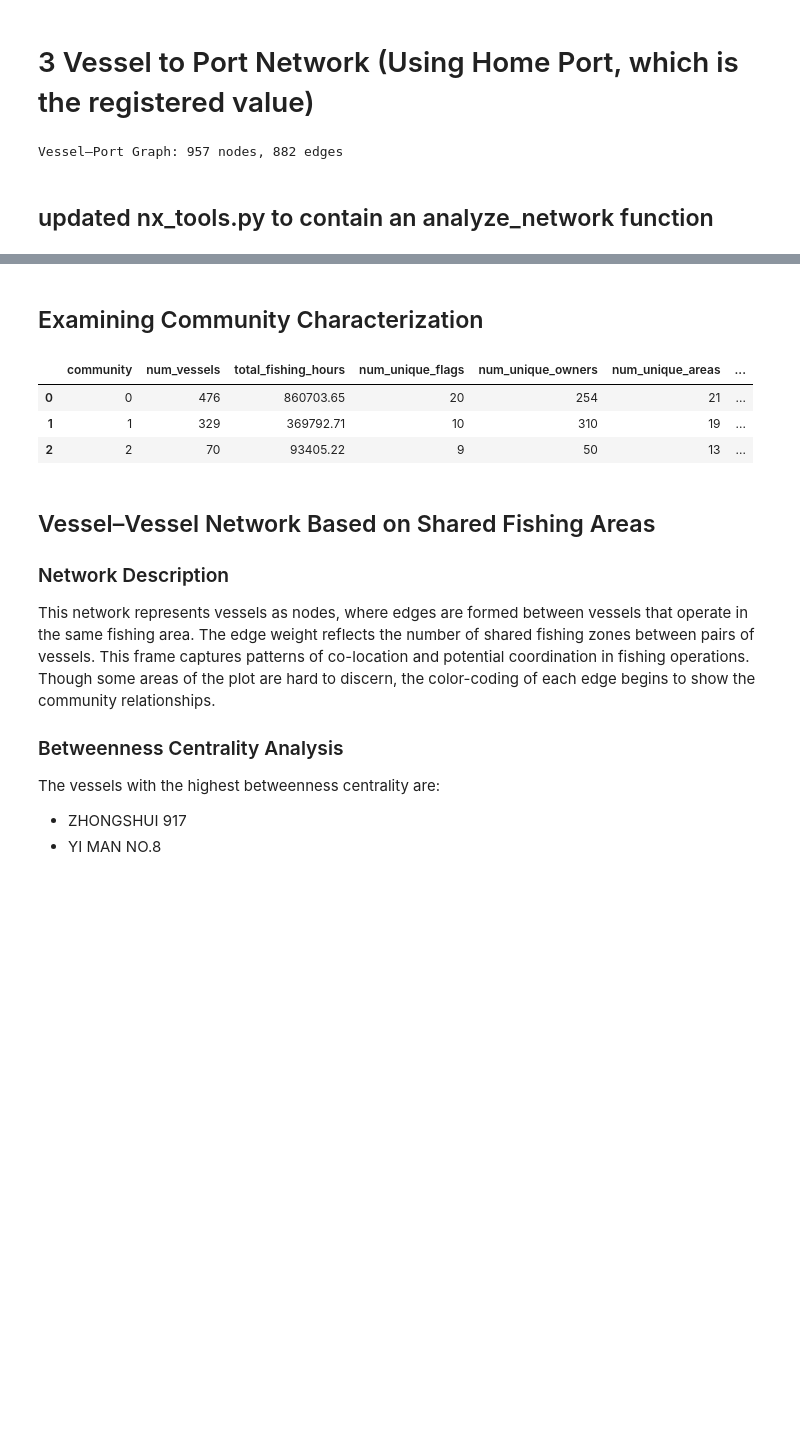
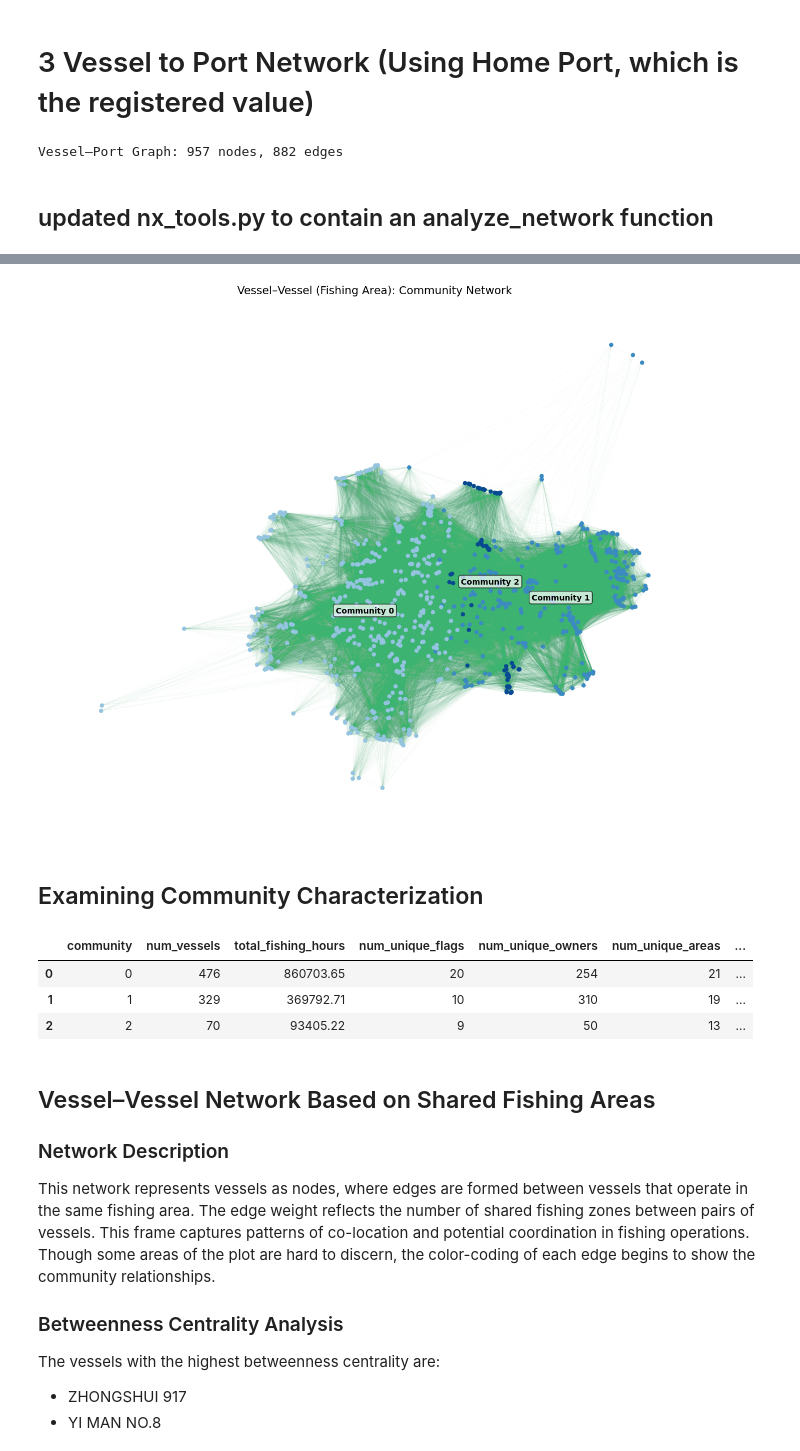
Before and after one commit to ek976/network_analytics_project, a Jupyter notebook: code/combined_network_analysis.ipynb, the cells around one changed output, grey strips where cells are left out. Drawn from its saved outputs; the diff is of its cells as text; code cells hidden in the pictures; blank space fills up the shorter version.

Commit message:
network analysis changes

```diff
--- a/code/combined_network_analysis.ipynb
+++ b/code/combined_network_analysis.ipynb
@@ -149,3 +149,78 @@ Detected 3 communities
+# %%
+import networkx as nx
+import matplotlib.pyplot as plt
+from matplotlib.cm import get_cmap
+from collections import defaultdict
+import numpy as np
+
+# Layout
+pos = nx.spring_layout(G1, seed=42)
+
+# Get community assignments
+communities = nx.get_node_attributes(G1, 'community')
+unique_comms = sorted(set(communities.values()))
+num_comms = len(unique_comms)
+
+# Use a blue colormap with evenly spaced discrete colors
+blue_cmap = get_cmap("Blues")
+color_vals = np.linspace(0.4, 0.9, num_comms)  # avoid too-light extremes
+color_map = {comm: blue_cmap(val) for comm, val in zip(unique_comms, color_vals)}
+
+# Prepare node colors
+node_colors = [color_map[communities[node]] for node in G1.nodes()]
+
+# Build dictionary of community positions for labeling
+comm_positions = defaultdict(list)
+for node, coord in pos.items():
+    comm_id = communities.get(node)
+    if comm_id is not None:
+        comm_positions[comm_id].append(coord)
+
+# Compute label positions (community centroid)
+label_pos = {
+    comm: tuple(sum(x) / len(x) for x in zip(*coords))
+    for comm, coords in comm_positions.items()
+}
+
+# Plot
+plt.figure(figsize=(12, 10))
+plt.title("Vessel–Vessel (Fishing Area): Community Network", fontsize=14)
+
+# Draw light, transparent edges
+nx.draw_networkx_edges(
+    G1, pos,
+    alpha=0.03,
+    edge_color='mediumseagreen',
+    width=0.5
+)
+
+# Draw nodes in blue gradient
+nx.draw_networkx_nodes(
+    G1, pos,
+    node_color=node_colors,
+    node_size=20
+)
+
+# Draw labels at community centroids
+for comm_id, (x, y) in label_pos.items():
+    plt.text(
+        x, y,
+        f"Community {comm_id}",
+        fontsize=10,
+        fontweight='bold',
+        ha='center',
+        va='center',
+        bbox=dict(facecolor='white', edgecolor='black', boxstyle='round,pad=0.3', alpha=0.7)
+    )
+
+plt.axis('off')
+plt.tight_layout()
+# Save before showing
+plt.savefig("../paper/images/vessel_vessel_community.png", dpi=300, bbox_inches='tight')
+
+plt.show()
+# %% [output]
+[figure, added]
 # %% [markdown]
 ## Examining Community Characterization
 # %%
```
Also changed, not shown: parts of 6 cells of this notebook.
